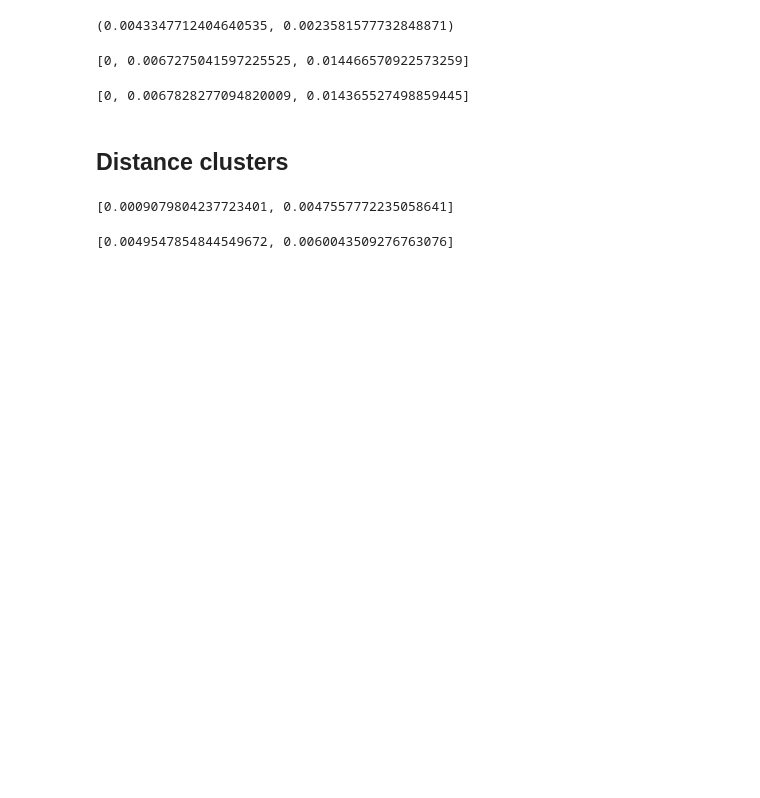
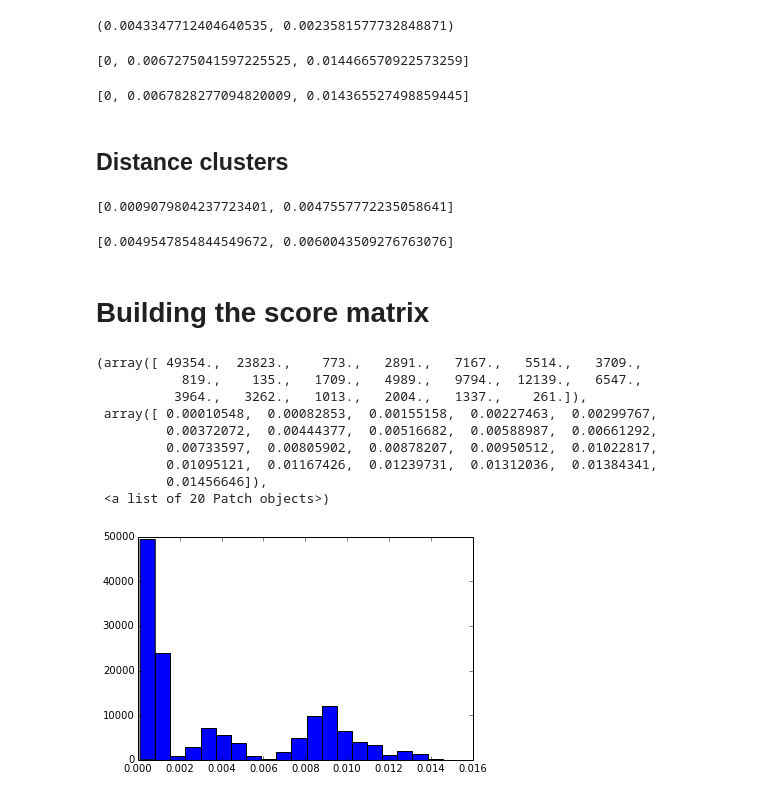
Before and after one commit to pranaykumarm/Collaborative-Filtering, a Jupyter notebook: Similarity-norm-synovlp1.ipynb, the cells around one changed output. Cells and saved outputs as stored; diff of their text form; code cells hidden in the pictures; blank space fills up the shorter version.

```diff
--- a/Similarity-synovlp-Copy0.ipynb
+++ b/Similarity-norm-synovlp1.ipynb
@@ -429,3 +429,28 @@ breaks(factors,3,1)
 breaks(scores,3,1)
 # %% [output]
 [0.0049547854844549672, 0.0060043509276763076]
+# %% [markdown]
+# Building the score matrix
+# %%
+mark = np.array([[0.0 for j in xrange(M)] for i in xrange(N)])
+# %%
+marks = []
+for u in xrange(N):
+    for m in xrange(M):
+        mark[u,m] = np.dot(sim[u,:], profile[:-1,m])/np.sum(sim[u,:])
+        marks.append(mark[u,m])
+# %%
+fig = plt.figure()
+ax = fig.add_subplot(111)
+ax.hist(marks,20)
+# %% [output]
+(array([ 49354.,  23823.,    773.,   2891.,   7167.,   5514.,   3709.,
+           819.,    135.,   1709.,   4989.,   9794.,  12139.,   6547.,
+          3964.,   3262.,   1013.,   2004.,   1337.,    261.]),
+ array([ 0.00010548,  0.00082853,  0.00155158,  0.00227463,  0.00299767,
+         0.00372072,  0.00444377,  0.00516682,  0.00588987,  0.00661292,
+         0.00733597,  0.00805902,  0.00878207,  0.00950512,  0.01022817,
+         0.01095121,  0.01167426,  0.01239731,  0.01312036,  0.01384341,
+         0.01456646]),
+ <a list of 20 Patch objects>)
+[figure, added]
```
Also changed, not shown: parts of 4 cells of this notebook, 1 other file.
